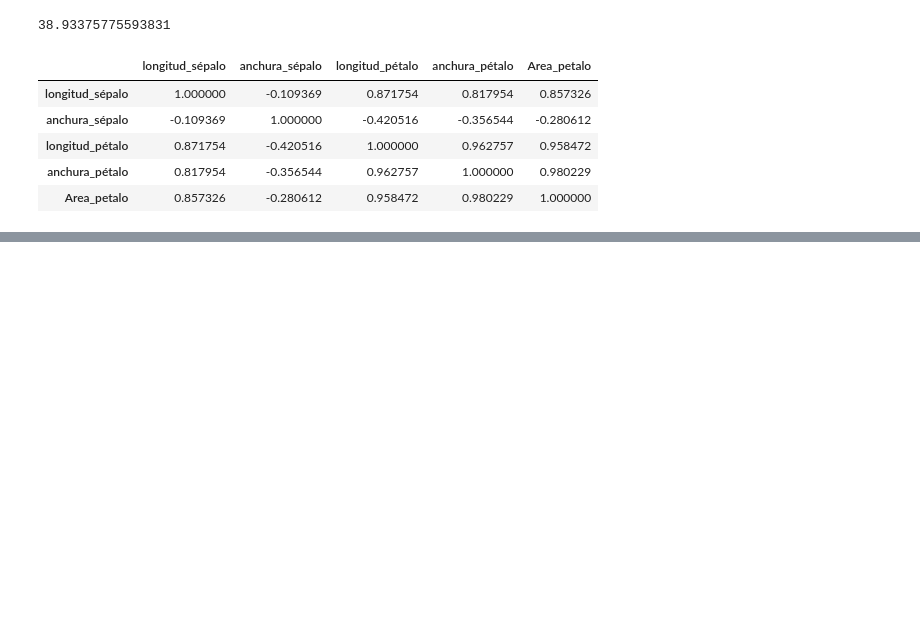
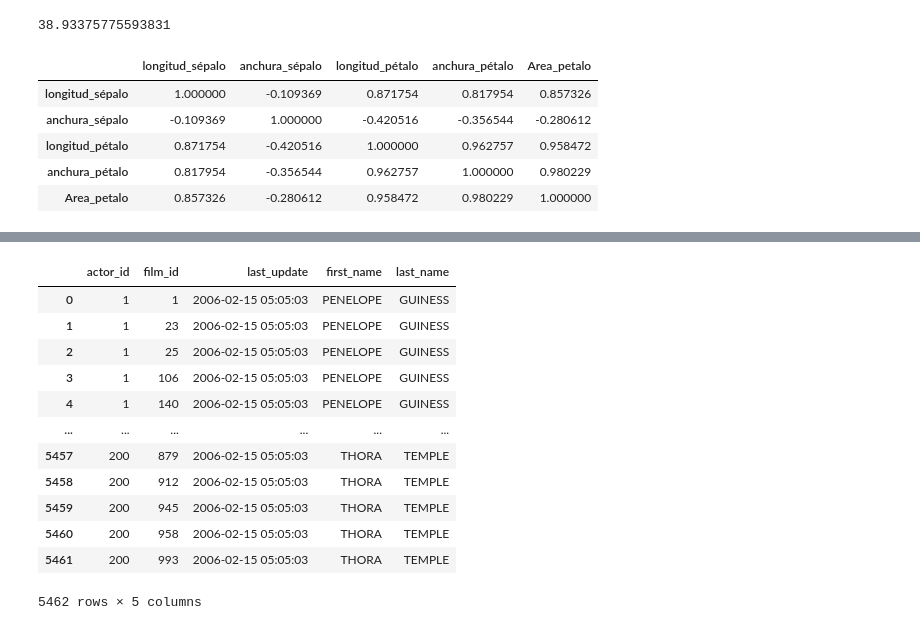
Before and after one commit to elbarbero/Python-Numpy-y-Pandas, a Jupyter notebook: Ejercicios/Ejercicios_Variados.ipynb, the cells around one changed output, grey strips where cells are left out. Cells and saved outputs as stored; diff of their text form; code cells hidden in the pictures; blank space fills up the shorter version.

```diff
--- a/Ejercicios/Ejercicios_Variados.ipynb
+++ b/Ejercicios/Ejercicios_Variados.ipynb
@@ -574,0 +793,17 @@ df_flowers.corr()
+# %%
+df_merge = df_film_actor.merge(df_actor[['actor_id','first_name', 'last_name']], on="actor_id", how="inner")
+df_merge
+# %% [output]
+|  | actor_id | film_id | last_update | first_name | last_name |
+| 0 | 1 | 1 | 2006-02-15 05:05:03 | PENELOPE | GUINESS |
+| 1 | 1 | 23 | 2006-02-15 05:05:03 | PENELOPE | GUINESS |
+| 2 | 1 | 25 | 2006-02-15 05:05:03 | PENELOPE | GUINESS |
+| 3 | 1 | 106 | 2006-02-15 05:05:03 | PENELOPE | GUINESS |
+| 4 | 1 | 140 | 2006-02-15 05:05:03 | PENELOPE | GUINESS |
+| ... | ... | ... | ... | ... | ... |
+| 5457 | 200 | 879 | 2006-02-15 05:05:03 | THORA | TEMPLE |
+| 5458 | 200 | 912 | 2006-02-15 05:05:03 | THORA | TEMPLE |
+| 5459 | 200 | 945 | 2006-02-15 05:05:03 | THORA | TEMPLE |
+| 5460 | 200 | 958 | 2006-02-15 05:05:03 | THORA | TEMPLE |
+| 5461 | 200 | 993 | 2006-02-15 05:05:03 | THORA | TEMPLE |
+5462 rows × 5 columns
```
Also changed, not shown: parts of 33 cells of this notebook, 2 other files.
